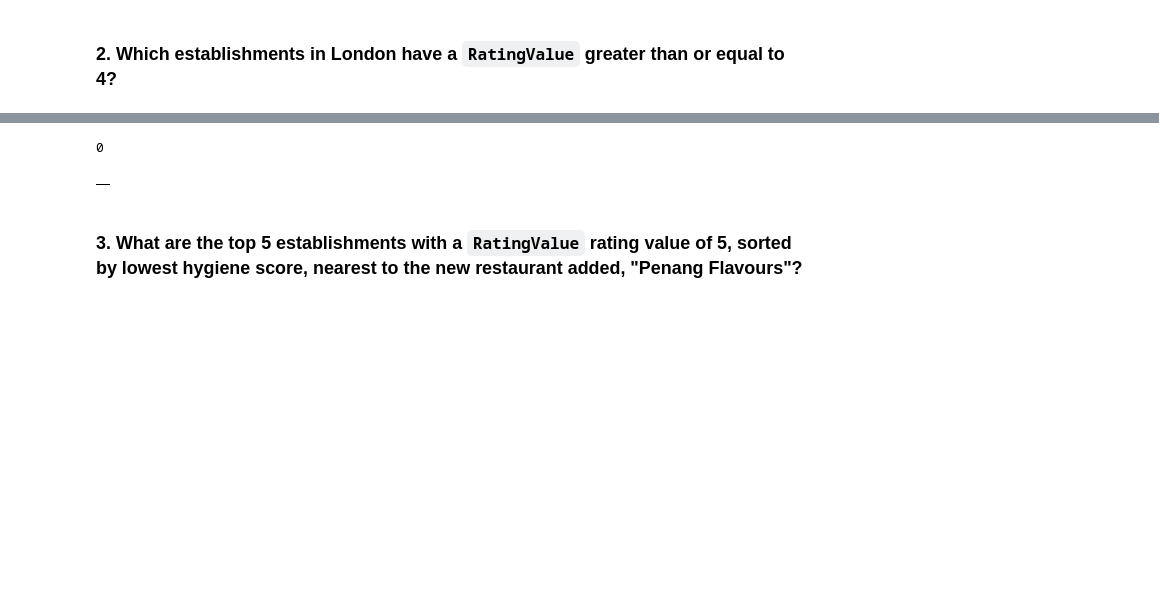
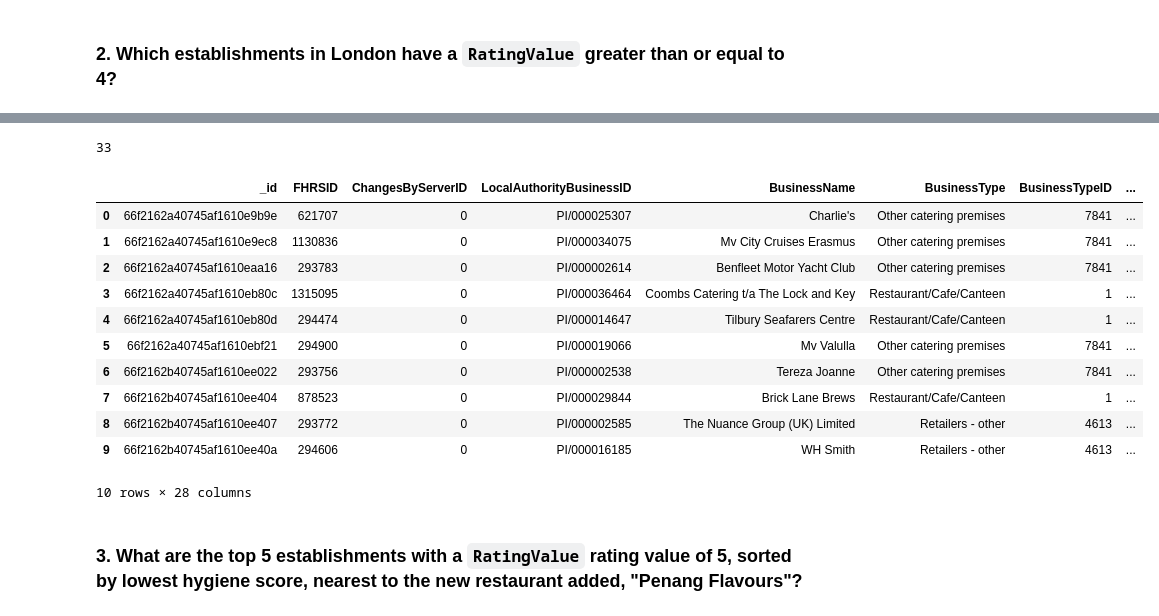
Before and after one commit to elizperezsilva/NoSQL-Challenge, a Jupyter notebook: NoSQL_analysis.ipynb, the cells around one changed output, grey strips where cells are left out. Cells and saved outputs as stored; diff of their text form; code cells hidden in the pictures; blank space fills up the shorter version.

```diff
--- a/NoSQL_analysis.ipynb
+++ b/NoSQL_analysis.ipynb
@@ -80,9 +80,10 @@ hygiene_df.head(10)
 ### 2. Which establishments in London have a `RatingValue` greater than or equal to 4?
 # %%
 # Find the establishments with London as the Local Authority and has a RatingValue greater than or equal to 4.
-query = {'LocalAuthorityName':{'$regex':'London'},'RatingValue': {'$gte':'4'}}
+query = {'LocalAuthorityName': {'$regex': 'London'}, 'RatingValue': {'$gte': 4}}
 # Use count_documents to display the number of documents in the result
-print(establishments.count_documents(query))
+document_count = establishments.count_documents(query)
+print(f"Number of documents in result: {document_count}")
 # Display the first document in the results using pprint
 pprint(establishments.find_one(query))
 # %% [output]
@@ -91,14 +107,25 @@ None
 # %%
 # Convert the result to a Pandas DataFrame
 london = (establishments.find(query))
 london_df = pd.DataFrame(london)
 # Display the number of rows in the DataFrame
 pprint(london_df.shape[0])
 # Display the first 10 rows of the DataFrame
-london_df.head(10)}
+london_df.head(10)
 # %% [output]
-0
+33
-|  |
+|  | _id | FHRSID | ChangesByServerID | LocalAuthorityBusinessID | BusinessName | BusinessType | BusinessTypeID | ... |
+| 0 | 66f2162a40745af1610e9b9e | 621707 | 0 | PI/000025307 | Charlie's | Other catering premises | 7841 | ... |
+| 1 | 66f2162a40745af1610e9ec8 | 1130836 | 0 | PI/000034075 | Mv City Cruises Erasmus | Other catering premises | 7841 | ... |
+| 2 | 66f2162a40745af1610eaa16 | 293783 | 0 | PI/000002614 | Benfleet Motor Yacht Club | Other catering premises | 7841 | ... |
+| 3 | 66f2162a40745af1610eb80c | 1315095 | 0 | PI/000036464 | Coombs Catering t/a The Lock and Key | Restaurant/Cafe/Canteen | 1 | ... |
+| 4 | 66f2162a40745af1610eb80d | 294474 | 0 | PI/000014647 | Tilbury Seafarers Centre | Restaurant/Cafe/Canteen | 1 | ... |
+| 5 | 66f2162a40745af1610ebf21 | 294900 | 0 | PI/000019066 | Mv Valulla | Other catering premises | 7841 | ... |
+| 6 | 66f2162b40745af1610ee022 | 293756 | 0 | PI/000002538 | Tereza Joanne | Other catering premises | 7841 | ... |
+| 7 | 66f2162b40745af1610ee404 | 878523 | 0 | PI/000029844 | Brick Lane Brews | Restaurant/Cafe/Canteen | 1 | ... |
+| 8 | 66f2162b40745af1610ee407 | 293772 | 0 | PI/000002585 | The Nuance Group (UK) Limited | Retailers - other | 4613 | ... |
+| 9 | 66f2162b40745af1610ee40a | 294606 | 0 | PI/000016185 | WH Smith | Retailers - other | 4613 | ... |
+10 rows × 28 columns
 # %% [markdown]
 ### 3. What are the top 5 establishments with a `RatingValue` rating value of 5, sorted by lowest hygiene score, nearest to the new restaurant added, "Penang Flavours"?
 # %%
```
Also changed, not shown: parts of 2 cells of this notebook.
